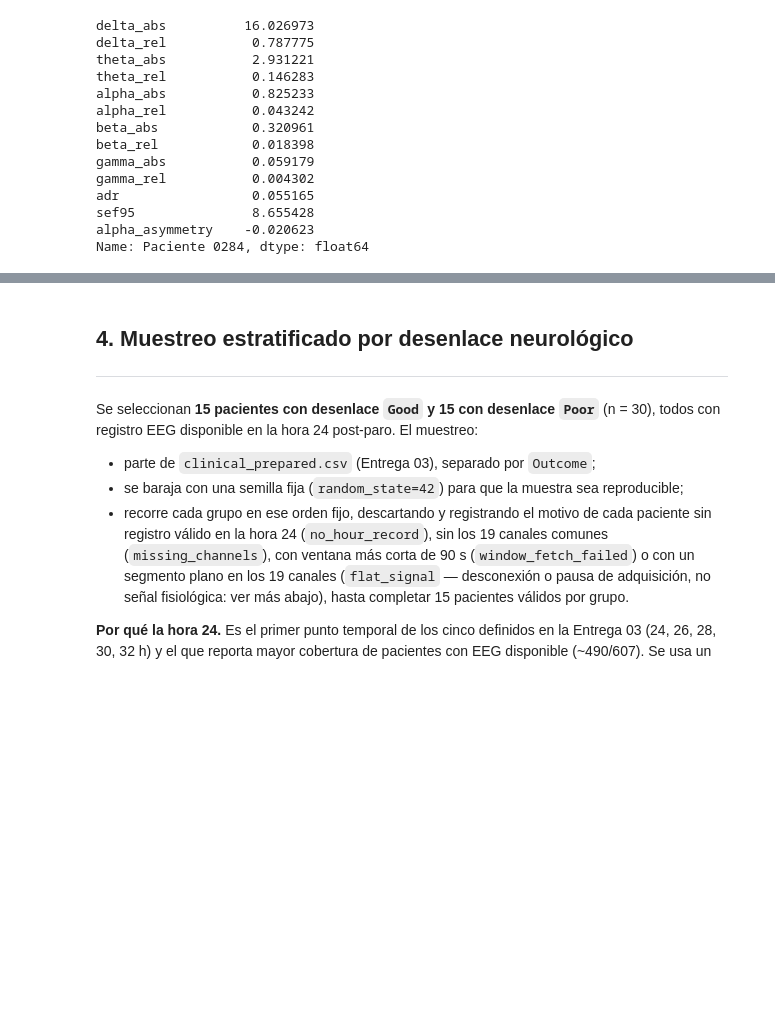
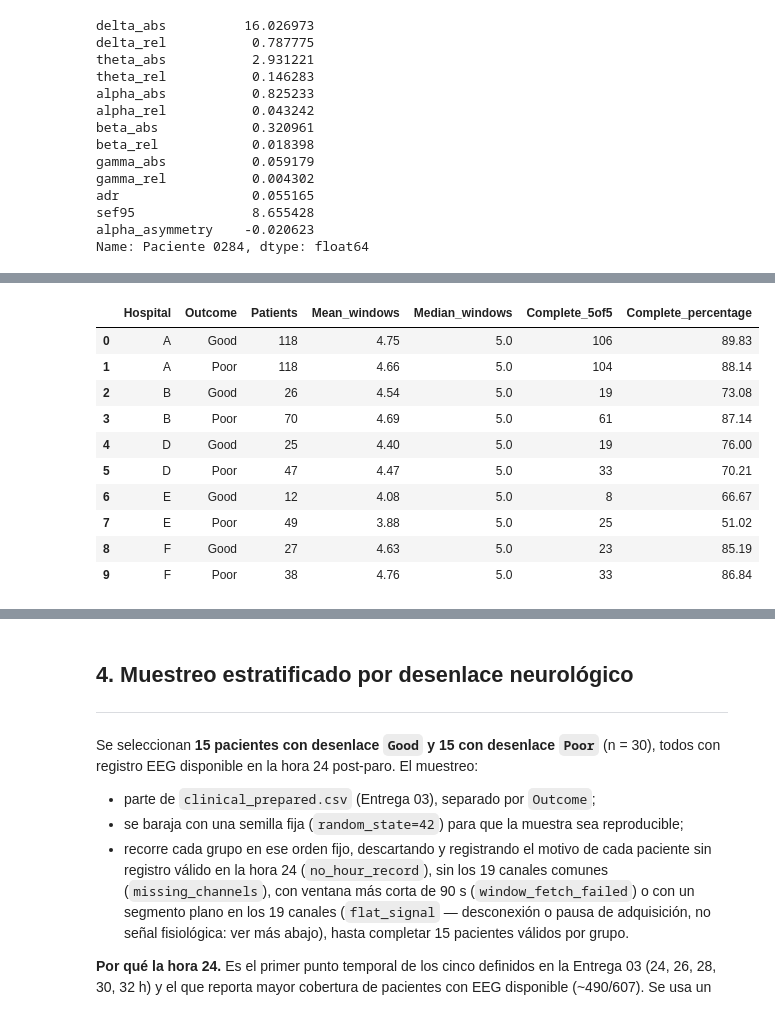
Before and after one commit to AlejandraJaramillo19/mlda-project_, a Jupyter notebook: notebooks/04_data_analysis/04b_eeg_signal_analysis.ipynb, the cells around one changed output, grey strips where cells are left out. Cells and saved outputs as stored; diff of their text form; code cells hidden in the pictures; blank space fills up the shorter version.

```diff
--- a/notebooks/04_data_analysis/04b_eeg_signal_analysis.ipynb
+++ b/notebooks/04_data_analysis/04b_eeg_signal_analysis.ipynb
@@ -459,0 +1490,19 @@ Name: Paciente 0284, dtype: float64
+# %%
+# ============================================================
+# 14. DISTRIBUCIÓN HOSPITAL × OUTCOME EN EL MARCO MUESTRAL
+# ============================================================
+
+eeg_sampling_frame = (
+    sampling_frame_df[
+        sampling_frame_df["EEG_eligible"]
+    ]
+    .copy()
+)
+
+hospital_outcome_counts = pd.crosstab(
+    eeg_sampling_frame["Hospital"],
+    eeg_sampling_frame["Outcome"],
+    margins=True
+)
+
+hospital_outcome_counts
@@ -459,0 +1655,41 @@ Name: Paciente 0284, dtype: float64
+# %%
+# ============================================================
+# 17. COBERTURA TEMPORAL POR HOSPITAL × OUTCOME
+# ============================================================
+
+coverage_by_stratum = (
+    eeg_sampling_frame
+    .groupby(
+        ["Hospital", "Outcome"]
+    )
+    .agg(
+        Patients=("Patient", "count"),
+        Mean_windows=("Available_windows", "mean"),
+        Median_windows=("Available_windows", "median"),
+        Complete_5of5=(
+            "Available_windows",
+            lambda x: (x == 5).sum()
+        )
+    )
+    .reset_index()
+)
+
+coverage_by_stratum["Complete_percentage"] = (
+    coverage_by_stratum["Complete_5of5"]
+    / coverage_by_stratum["Patients"]
+    * 100
+)
+
+coverage_by_stratum.round(2)
+# %% [output]
+|  | Hospital | Outcome | Patients | Mean_windows | Median_windows | Complete_5of5 | Complete_percentage |
+| 0 | A | Good | 118 | 4.75 | 5.0 | 106 | 89.83 |
+| 1 | A | Poor | 118 | 4.66 | 5.0 | 104 | 88.14 |
+| 2 | B | Good | 26 | 4.54 | 5.0 | 19 | 73.08 |
+| 3 | B | Poor | 70 | 4.69 | 5.0 | 61 | 87.14 |
+| 4 | D | Good | 25 | 4.40 | 5.0 | 19 | 76.00 |
+| 5 | D | Poor | 47 | 4.47 | 5.0 | 33 | 70.21 |
+| 6 | E | Good | 12 | 4.08 | 5.0 | 8 | 66.67 |
+| 7 | E | Poor | 49 | 3.88 | 5.0 | 25 | 51.02 |
+| 8 | F | Good | 27 | 4.63 | 5.0 | 23 | 85.19 |
+| 9 | F | Poor | 38 | 4.76 | 5.0 | 33 | 86.84 |
```
Also changed, not shown: parts of 89 cells of this notebook, 1 other file.
